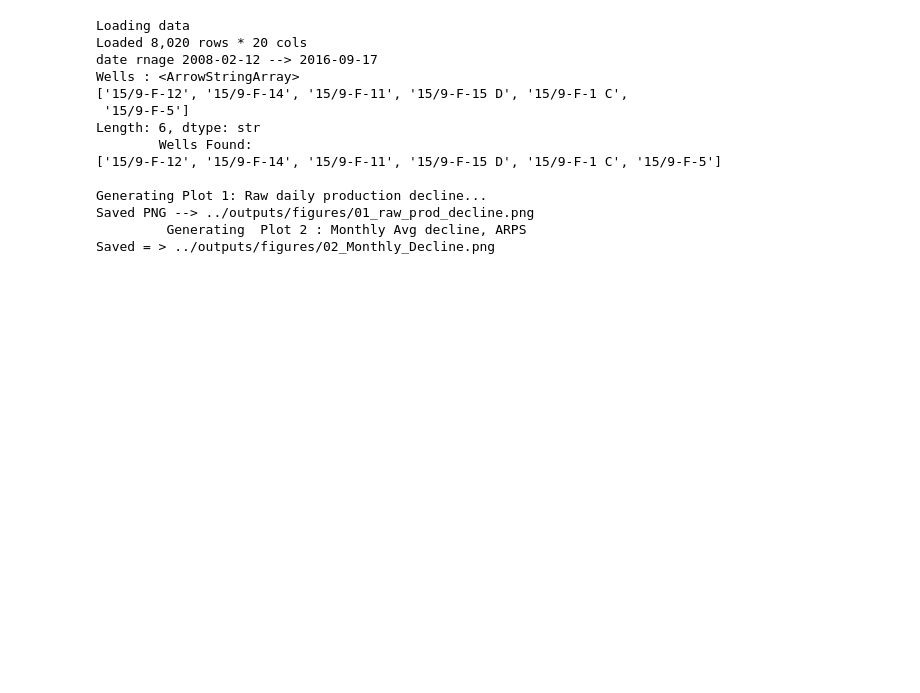
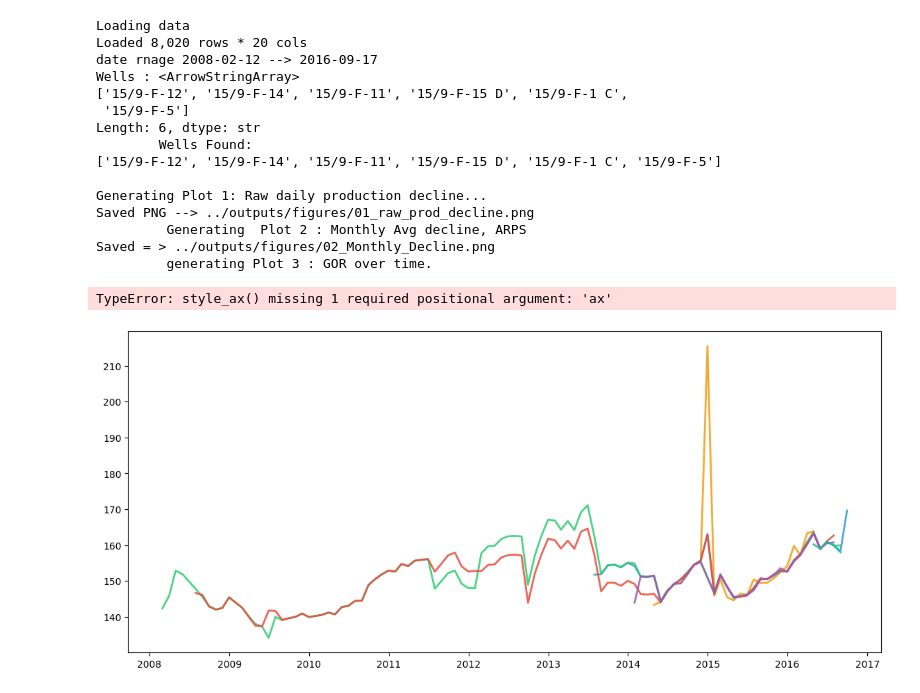
Before and after one commit to armaan9991/Oil-Well-Production-Forecast, a Jupyter notebook: notebooks/eda.ipynb, the cells around one changed output. Saved outputs shown, nothing was run; the diff lists cells and outputs as text; code cells hidden in the pictures; blank space fills up the shorter version.

Commit message:
gas- oil Ratio plot implemented

```diff
--- a/notebooks/eda.ipynb
+++ b/notebooks/eda.ipynb
@@ -134,30 +134,58 @@ for well_name ,  well_df in well_groups:
                          alpha =0.85,
                          label = well_name)
 
 
 style_ax(axes[0],title='Monthly Avg Oil Rate -- Liner Scale',xlabel='Date',ylabel='Avg oil Rate')
 style_ax(axes[1],title='Monthly Avg oil -- Log Scale',xlabel='Date',ylabel='Avg oil Rate(sm^3/day  -- Log)')
 
 axes[0].legend(fontsize = 8, framealpha = 0.4)
 axes[1].legend(fontsize = 8, framealpha = 0.4)
 
 plt.tight_layout()
 path=f'{OUTPUT_DIR}/02_Monthly_Decline.png'
 fig.savefig(path,dpi =150 ,bbox_inches ='tight',facecolor = BG)
 plt.close()
 print(f"Saved = > {path}")
+
+
+print("\t generating Plot 3 : GOR over time.")
+fig,ax = plt.subplots(figsize=(14,6) , facecolor = BG)
+
+
+for well_name, well_df in well_groups:
+    colour = WELL_COLOURS.get(well_name, '#ffffff')
+    #clip means tto capp at 5000, median to avoid outliners, dropna to drop if not valid data
+    gor_monthly = well_df['GOR'].clip(upper=5000).resample('ME').median().dropna()
+
+    ax.plot(gor_monthly.index,
+            gor_monthly.values,
+            color = colour,
+            linewidth = 2,
+            alpha = 0.85,
+            label = well_name)
+
+style_ax(ax,title='Gas - oil Ratio - Monthly median\n Rising GOR', xlabel='Date',ylabel='GOR (Sm^3 gas / Sm3 oil)')
+ax.legend(loc='upper left',fontsize = 9 , framealpha = 0.4)
+plt.tight_layout()
+path = f'{OUTPUT_DIR}/03_gor_month_overtime.png'
+fig.savefig(path,dpi = 150 , bbox_inches='tight',facecolor = BG)
+plt.close()
+print(f"saved -> {path}")
 # %% [output]
 Loading data
 Loaded 8,020 rows * 20 cols
 date rnage 2008-02-12 --> 2016-09-17
 Wells : <ArrowStringArray>
 ['15/9-F-12', '15/9-F-14', '15/9-F-11', '15/9-F-15 D', '15/9-F-1 C',
  '15/9-F-5']
 Length: 6, dtype: str
         Wells Found:
 ['15/9-F-12', '15/9-F-14', '15/9-F-11', '15/9-F-15 D', '15/9-F-1 C', '15/9-F-5']
 
 Generating Plot 1: Raw daily production decline...
 Saved PNG --> ../outputs/figures/01_raw_prod_decline.png
          Generating  Plot 2 : Monthly Avg decline, ARPS
 Saved = > ../outputs/figures/02_Monthly_Decline.png
+         generating Plot 3 : GOR over time.
+TypeError: style_ax() missing 1 required positional argument: 'ax'
+[figure, added]
```
Also changed, not shown: 1 other file.
